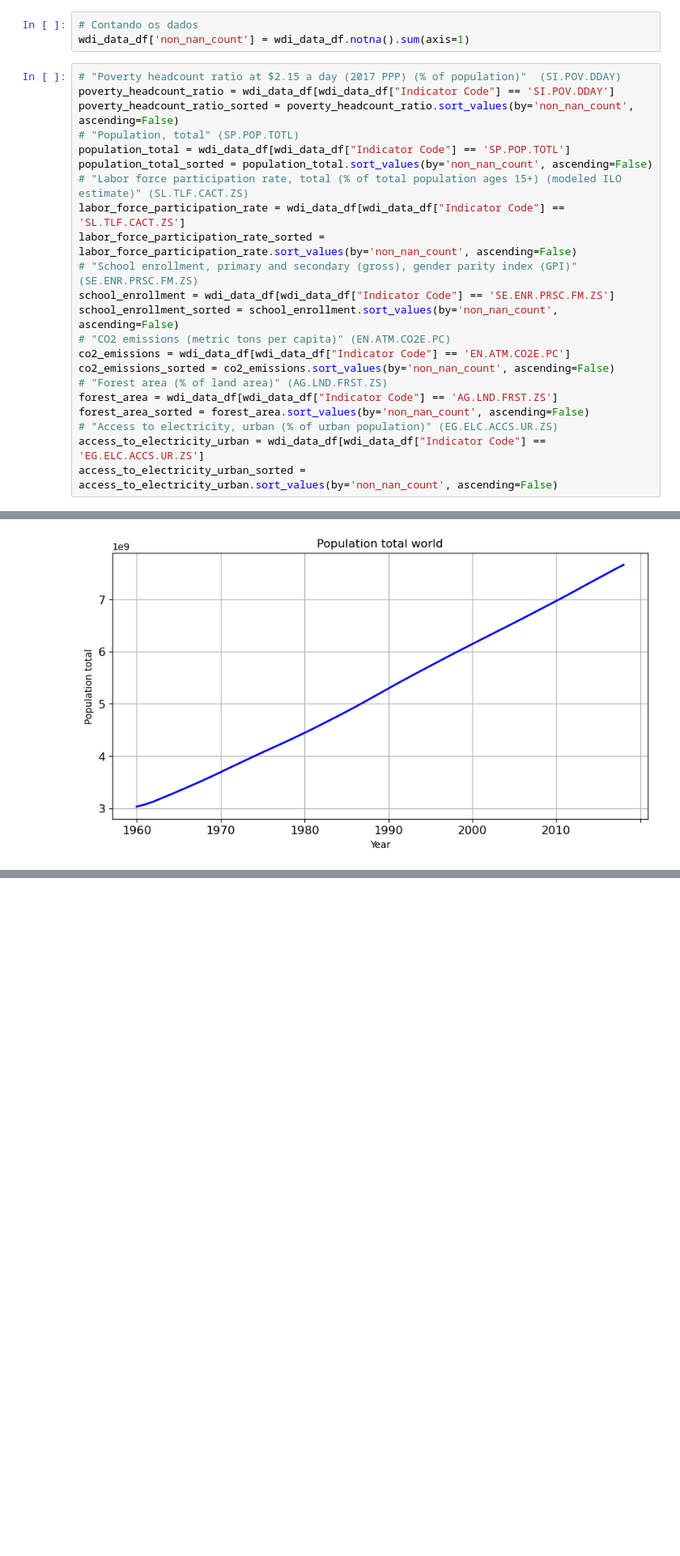
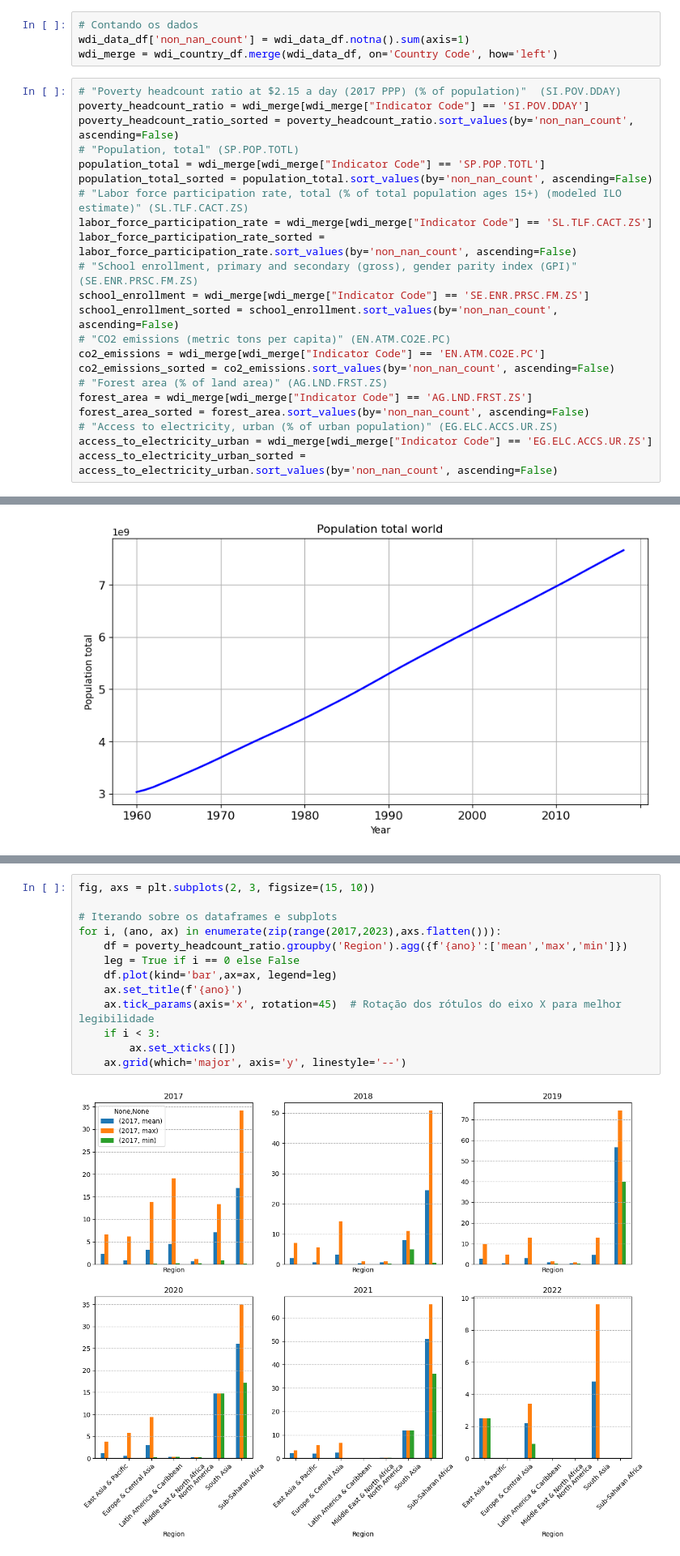
Before and after one commit to renatofreitasRR/TecnicasProgramacaoAda, a Jupyter notebook: 02 - analises.ipynb, the cells around one changed output, grey strips where cells are left out. Shown: that part at 81% size. Saved outputs shown, nothing was run; the diff lists cells and outputs as text; blank space fills up the shorter version.

```diff
--- a/02 - analises.ipynb
+++ b/02 - analises.ipynb
@@ -183,26 +183,27 @@ wdi_data_df = wdi_data_df.drop("Unnamed: 67", axis = 1)
 # %%
 # Contando os dados
 wdi_data_df['non_nan_count'] = wdi_data_df.notna().sum(axis=1)
+wdi_merge = wdi_country_df.merge(wdi_data_df, on='Country Code', how='left')
 # %%
 # "Poverty headcount ratio at $2.15 a day (2017 PPP) (% of population)"  (SI.POV.DDAY)
-poverty_headcount_ratio = wdi_data_df[wdi_data_df["Indicator Code"] == 'SI.POV.DDAY']
+poverty_headcount_ratio = wdi_merge[wdi_merge["Indicator Code"] == 'SI.POV.DDAY']
 poverty_headcount_ratio_sorted = poverty_headcount_ratio.sort_values(by='non_nan_count', ascending=False)
 # "Population, total" (SP.POP.TOTL)
-population_total = wdi_data_df[wdi_data_df["Indicator Code"] == 'SP.POP.TOTL']
+population_total = wdi_merge[wdi_merge["Indicator Code"] == 'SP.POP.TOTL']
 population_total_sorted = population_total.sort_values(by='non_nan_count', ascending=False)
 # "Labor force participation rate, total (% of total population ages 15+) (modeled ILO estimate)" (SL.TLF.CACT.ZS)
-labor_force_participation_rate = wdi_data_df[wdi_data_df["Indicator Code"] == 'SL.TLF.CACT.ZS']
+labor_force_participation_rate = wdi_merge[wdi_merge["Indicator Code"] == 'SL.TLF.CACT.ZS']
 labor_force_participation_rate_sorted = labor_force_participation_rate.sort_values(by='non_nan_count', ascending=False)
 # "School enrollment, primary and secondary (gross), gender parity index (GPI)" (SE.ENR.PRSC.FM.ZS)
-school_enrollment = wdi_data_df[wdi_data_df["Indicator Code"] == 'SE.ENR.PRSC.FM.ZS']
+school_enrollment = wdi_merge[wdi_merge["Indicator Code"] == 'SE.ENR.PRSC.FM.ZS']
 school_enrollment_sorted = school_enrollment.sort_values(by='non_nan_count', ascending=False)
 # "CO2 emissions (metric tons per capita)" (EN.ATM.CO2E.PC)
-co2_emissions = wdi_data_df[wdi_data_df["Indicator Code"] == 'EN.ATM.CO2E.PC']
+co2_emissions = wdi_merge[wdi_merge["Indicator Code"] == 'EN.ATM.CO2E.PC']
 co2_emissions_sorted = co2_emissions.sort_values(by='non_nan_count', ascending=False)
 # "Forest area (% of land area)" (AG.LND.FRST.ZS)
-forest_area = wdi_data_df[wdi_data_df["Indicator Code"] == 'AG.LND.FRST.ZS']
+forest_area = wdi_merge[wdi_merge["Indicator Code"] == 'AG.LND.FRST.ZS']
 forest_area_sorted = forest_area.sort_values(by='non_nan_count', ascending=False)
 # "Access to electricity, urban (% of urban population)" (EG.ELC.ACCS.UR.ZS)
-access_to_electricity_urban = wdi_data_df[wdi_data_df["Indicator Code"] == 'EG.ELC.ACCS.UR.ZS']
+access_to_electricity_urban = wdi_merge[wdi_merge["Indicator Code"] == 'EG.ELC.ACCS.UR.ZS']
 access_to_electricity_urban_sorted = access_to_electricity_urban.sort_values(by='non_nan_count', ascending=False)
 # %% [markdown]
@@ -437,0 +233,15 @@ array(['Access to clean fuels and technologies for cooking (% of population)',
+# %%
+fig, axs = plt.subplots(2, 3, figsize=(15, 10))
+
+# Iterando sobre os dataframes e subplots
+for i, (ano, ax) in enumerate(zip(range(2017,2023),axs.flatten())):
+    df = poverty_headcount_ratio.groupby('Region').agg({f'{ano}':['mean','max','min']})
+    leg = True if i == 0 else False
+    df.plot(kind='bar',ax=ax, legend=leg)
+    ax.set_title(f'{ano}')
+    ax.tick_params(axis='x', rotation=45)  # Rotação dos rótulos do eixo X para melhor legibilidade
+    if i < 3:
+        ax.set_xticks([])
+    ax.grid(which='major', axis='y', linestyle='--')
+# %% [output]
+[figure, added]
```
Also changed, not shown: parts of 43 cells of this notebook, 1 other file.
